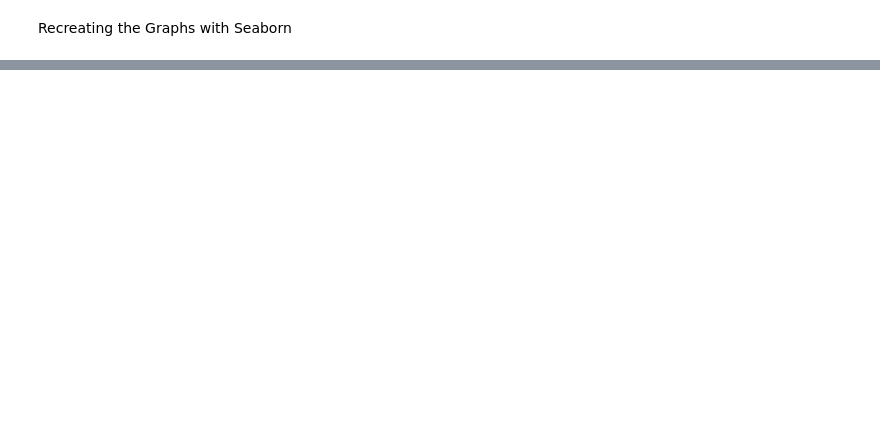
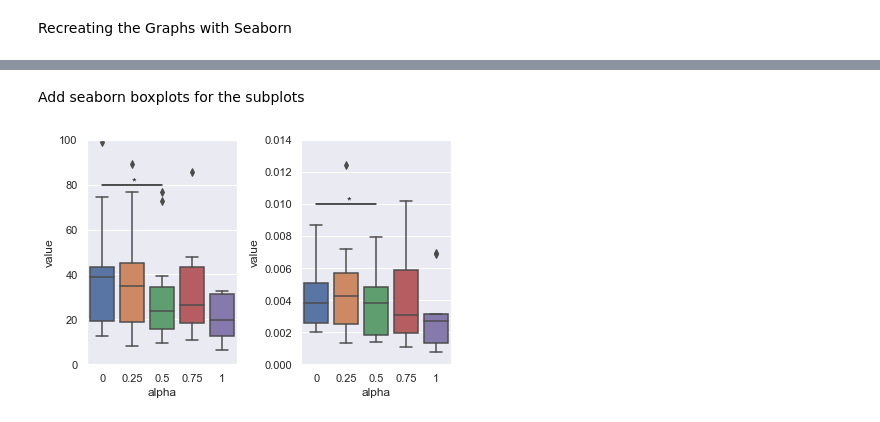
Before and after one commit to code2320/sensorimotor_fusion, a Jupyter notebook: analysis/Fusion analysis/example_plot.ipynb, the cells around one changed output, grey strips where cells are left out. Cells and saved outputs as stored; diff of their text form; code cells hidden in the pictures; blank space fills up the shorter version.

```diff
--- a/analysis/Fusion analysis/example_plot.ipynb
+++ b/analysis/Fusion analysis/example_plot.ipynb
@@ -312,0 +314,26 @@ ax.set_ylim([0, 100])
+# %% [markdown]
+Add seaborn boxplots for the subplots
+# %%
+f, axes = plt.subplots(1, 2)
+datas = [MSEtvalues_,MSEfvalues_]
+
+#first subplot
+data1 = pd.DataFrame(datas[0])
+df = data1.assign(alpha=labels)
+mdf = pd.melt(df, id_vars=['alpha'], var_name=['subject'])
+sns.boxplot(y="value", x="alpha", data=mdf, ax=axes[0])
+axes[0].set_ylim([0, 100])
+axes[0].plot([0,2], [80, 80], "k-")
+axes[0].text(1, 80, "*")
+#second subplot
+data1 = pd.DataFrame(datas[1])
+df = data1.assign(alpha=labels)
+mdf = pd.melt(df, id_vars=['alpha'], var_name=['subject'])
+sns.boxplot(y="value", x="alpha", data=mdf, ax=axes[1])
+axes[1].set_ylim([0, 1.4e-2])
+axes[1].plot([0,2], [0.01, 0.01], "k-")
+axes[1].text(1, 0.01, "*")
+plt.tight_layout()
+plt.show()
+# %% [output]
+[figure, added]
```
Also changed, not shown: parts of 3 cells of this notebook.
